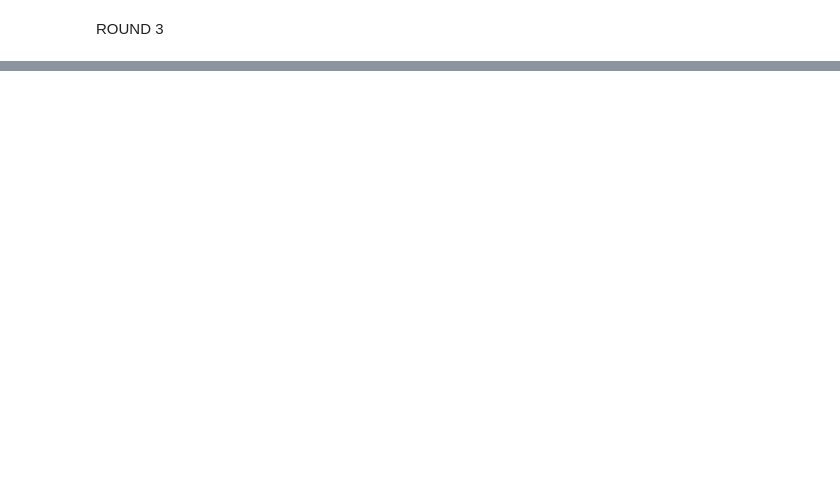
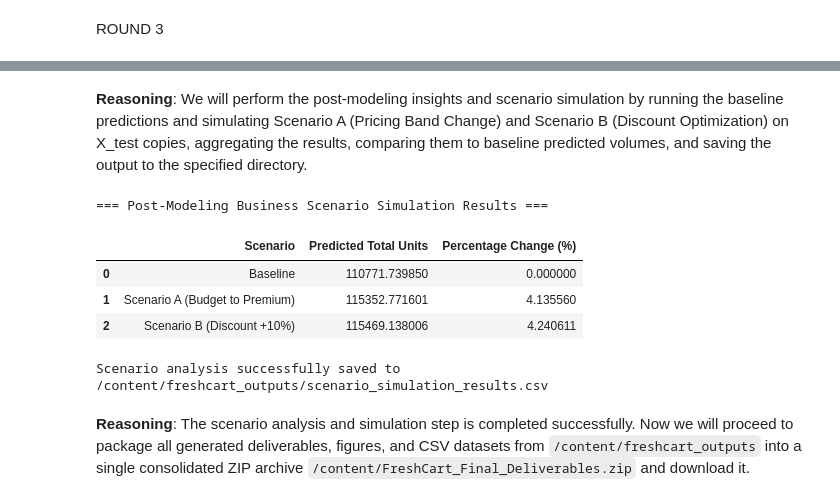
Before and after one commit to Aman530680/DS-SAT_II, a Jupyter notebook: 24CS015_Aman_Karn.ipynb, the cells around one changed output, grey strips where cells are left out. Drawn from its saved outputs; the diff is of its cells as text; code cells hidden in the pictures; blank space fills up the shorter version.

Commit message:
Add FreshCart Supermarket Sales Insight project

```diff
--- a/24CS015_Aman_Karn.ipynb
+++ b/24CS015_Aman_Karn.ipynb
@@ -889,0 +1393,79 @@ files.download("/content/freshcart_cleaned.csv")
+# %% [markdown]
+**Reasoning**:
+We will perform the post-modeling insights and scenario simulation by running the baseline predictions and simulating Scenario A (Pricing Band Change) and Scenario B (Discount Optimization) on X_test copies, aggregating the results, comparing them to baseline predicted volumes, and saving the output to the specified directory.
+# %%
+import os
+import pandas as pd
+import numpy as np
+
+# 1. Create a copy of the test dataset as the baseline
+X_test_scenario = X_test.copy()
+
+# Get baseline predictions using champion model
+baseline_preds = champion_model.predict(X_test_scenario)
+total_baseline_units = baseline_preds.sum()
+
+# 2. Scenario A: Upgrade all 'Budget' items to 'Premium'
+# Find category code mapping for 'price band' in our training dataset
+# In cell cb6a9520, df_prep['price_band'] was converted to category codes.
+# Let's inspect df_prep to find the codes or compute them dynamically.
+temp_price_band = df_prep['price band'].astype('category')
+code_map = dict(enumerate(temp_price_band.cat.categories))
+inv_code_map = {v: k for k, v in code_map.items()}
+
+budget_code = inv_code_map.get('Budget')
+premium_code = inv_code_map.get('Premium')
+
+X_scenario_a = X_test_scenario.copy()
+if budget_code is not None and premium_code is not None:
+    X_scenario_a.loc[X_scenario_a['price band'] == budget_code, 'price band'] = premium_code
+
+preds_scenario_a = champion_model.predict(X_scenario_a)
+total_units_a = preds_scenario_a.sum()
+
+# 3. Scenario B: Increase the 'discount' feature systematically by 10 percentage points
+X_scenario_b = X_test_scenario.copy()
+X_scenario_b['discount'] = X_scenario_b['discount'] + 10
+
+# If 'campaign' code mapping is available, map 'No Promotion' to 'Weekend Deal' or keep as is
+temp_campaign = df_prep['campaign'].astype('category')
+camp_code_map = dict(enumerate(temp_campaign.cat.categories))
+inv_camp_code_map = {v: k for k, v in camp_code_map.items()}
+
+no_promo_code = inv_camp_code_map.get('No Promotion')
+weekend_deal_code = inv_camp_code_map.get('Weekend Deal')
+
+if no_promo_code is not None and weekend_deal_code is not None:
+    X_scenario_b.loc[X_scenario_b['campaign'] == no_promo_code, 'campaign'] = weekend_deal_code
+
+preds_scenario_b = champion_model.predict(X_scenario_b)
+total_units_b = preds_scenario_b.sum()
+
+# 4. Aggregate and compare overall sales volumes
+pct_change_a = ((total_units_a - total_baseline_units) / total_baseline_units) * 100
+pct_change_b = ((total_units_b - total_baseline_units) / total_baseline_units) * 100
+
+scenario_results = pd.DataFrame({
+    'Scenario': ['Baseline', 'Scenario A (Budget to Premium)', 'Scenario B (Discount +10%)'],
+    'Predicted Total Units': [total_baseline_units, total_units_a, total_units_b],
+    'Percentage Change (%)': [0.0, pct_change_a, pct_change_b]
+})
+
+print("=== Post-Modeling Business Scenario Simulation Results ===")
+display(scenario_results)
+
+# 5. Save the aggregated scenario results
+os.makedirs('/content/freshcart_outputs/', exist_ok=True)
+scenario_csv_path = '/content/freshcart_outputs/scenario_simulation_results.csv'
+scenario_results.to_csv(scenario_csv_path, index=False)
+print(f"\nScenario analysis successfully saved to {scenario_csv_path}")
+# %% [output]
+=== Post-Modeling Business Scenario Simulation Results ===
+|  | Scenario | Predicted Total Units | Percentage Change (%) |
+| 0 | Baseline | 110771.739850 | 0.000000 |
+| 1 | Scenario A (Budget to Premium) | 115352.771601 | 4.135560 |
+| 2 | Scenario B (Discount +10%) | 115469.138006 | 4.240611 |
+Scenario analysis successfully saved to /content/freshcart_outputs/scenario_simulation_results.csv
+# %% [markdown]
+**Reasoning**:
+The scenario analysis and simulation step is completed successfully. Now we will proceed to package all generated deliverables, figures, and CSV datasets from `/content/freshcart_outputs` into a single consolidated ZIP archive `/content/FreshCart_Final_Deliverables.zip` and download it.
```
Also changed, not shown: parts of 27 cells of this notebook, 1 other file.
